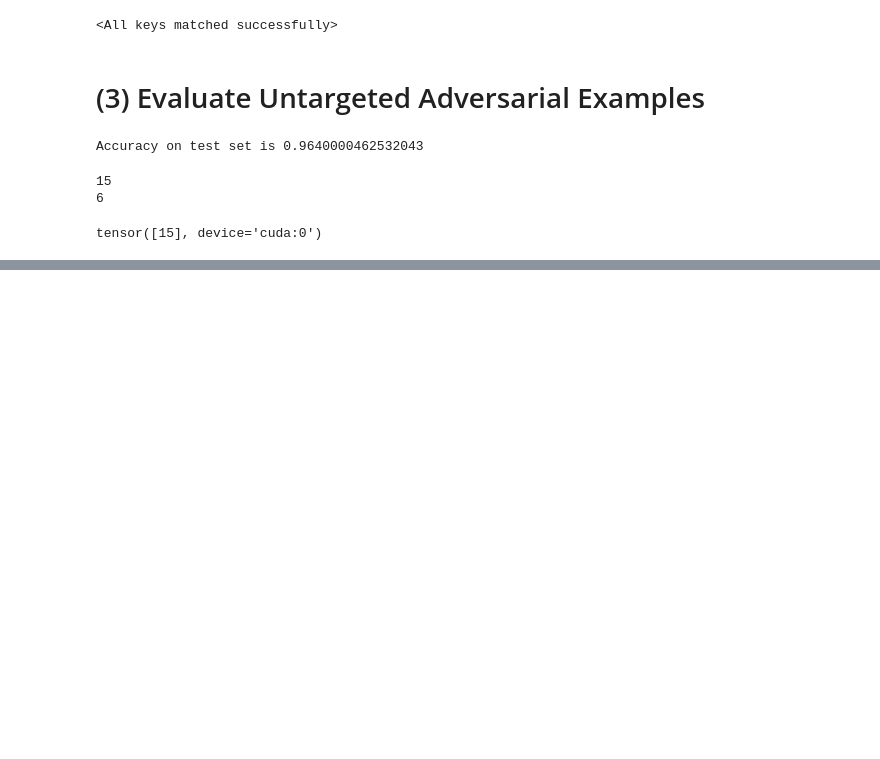
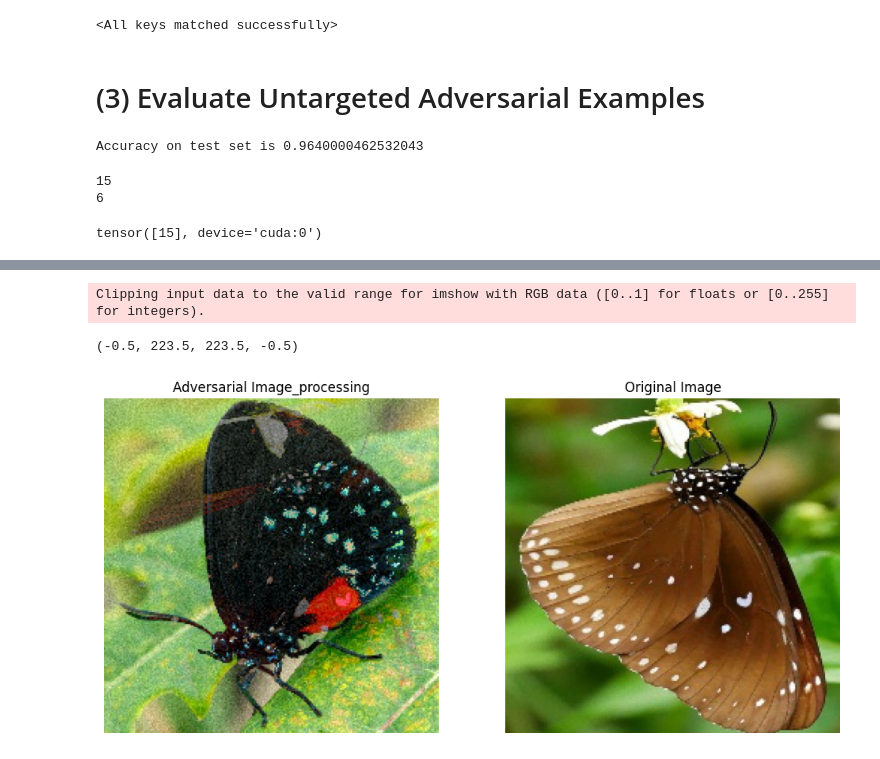
Before and after one commit to AndyZhou952/BlackBoxAttack, a Jupyter notebook: eval_attacker.ipynb, the cells around one changed output, grey strips where cells are left out. Cells and saved outputs as stored; diff of their text form; code cells hidden in the pictures; blank space fills up the shorter version.

```diff
--- a/eval_attacker.ipynb
+++ b/eval_attacker.ipynb
@@ -163,0 +165,18 @@ KeyboardInterrupt:
+# %%
+import matplotlib.pyplot as plt
+import numpy as np
+
+# Assuming x_adv is a PyTorch tensor with shape [C, H, W]
+# where C is the number of channels, H is the height, and W is the width.
+
+# Move the tensor to the CPU and convert to a NumPy array
+image_np1 = adv_img.squeeze().cpu().detach().numpy()
+
+# If the image has more than one channel, transpose the dimensions from [C, H, W] to [H, W, C]
+if image_np1.ndim == 3:
+    # Transpose the image for plotting
+    image_np1 = image_np1.transpose(1, 2, 0)
+
+# If the image is in the range [0, 1], ensure it's scaled to [0, 255] if needed
+if image_np1.max() <= 1.0:
+    image_np1 = (image_np1 * 255).astype(np.uint8)
@@ -163,0 +201,27 @@ KeyboardInterrupt:
+# %%
+image_np2 = initial_img.squeeze().cpu().detach().numpy()
+
+# If the image has more than one channel, transpose the dimensions from [C, H, W] to [H, W, C]
+if image_np2.ndim == 3:
+    # Transpose the image for plotting
+    image_np2 = image_np2.transpose(1, 2, 0)
+
+# If the image is in the range [0, 1], ensure it's scaled to [0, 255] if needed
+if image_np2.max() <= 1.0:
+    image_np2 = (image_np2 * 255).astype(np.uint8)
+
+# Plot the image
+plt.figure(figsize=(12, 6))
+plt.subplot(1, 2, 1)
+plt.imshow(image_np1)
+plt.title('Adversarial Image_processing')
+plt.axis('off')
+
+plt.subplot(1, 2, 2)
+plt.imshow(image_np2)
+plt.title('Original Image')
+plt.axis('off')
+# %% [output]
+Clipping input data to the valid range for imshow with RGB data ([0..1] for floats or [0..255] for integers).
+(-0.5, 223.5, 223.5, -0.5)
+[figure, added]
```
Also changed, not shown: parts of 3 cells of this notebook.
